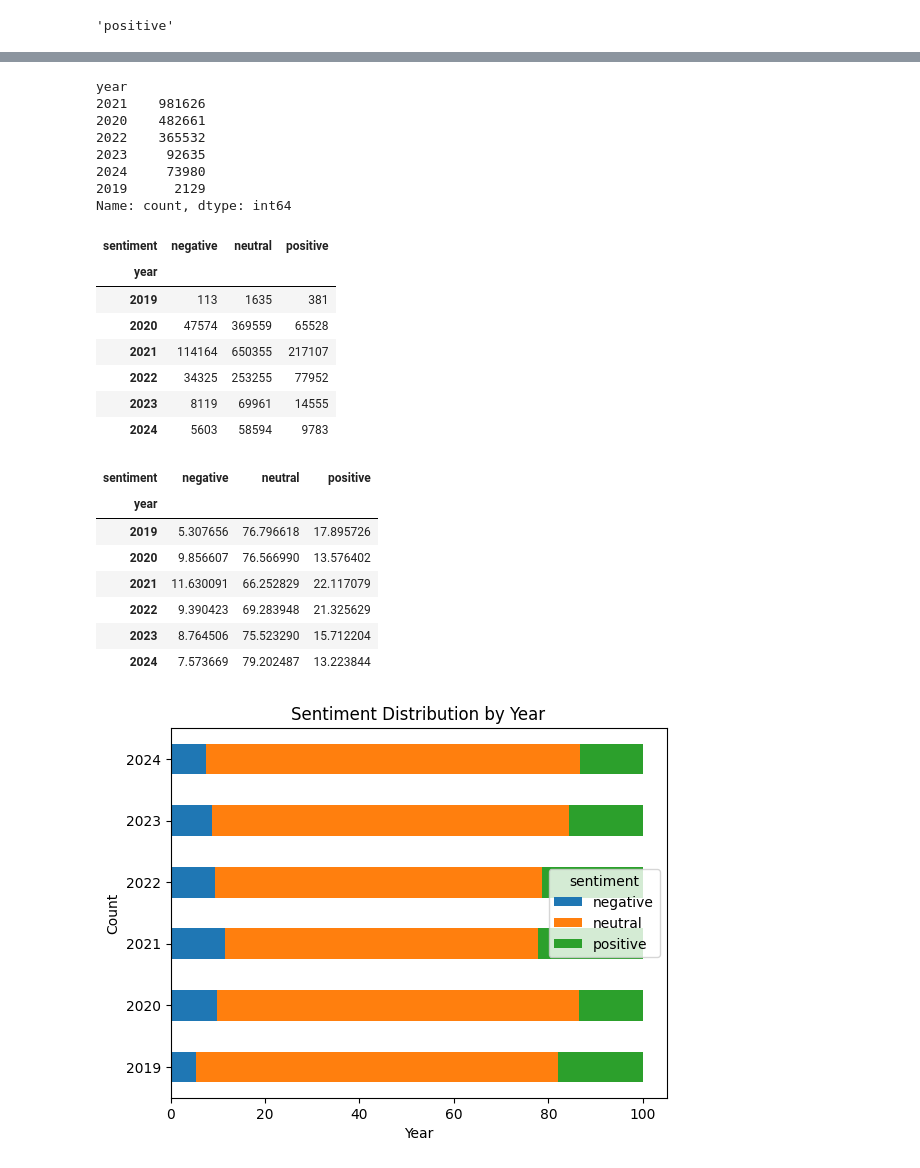
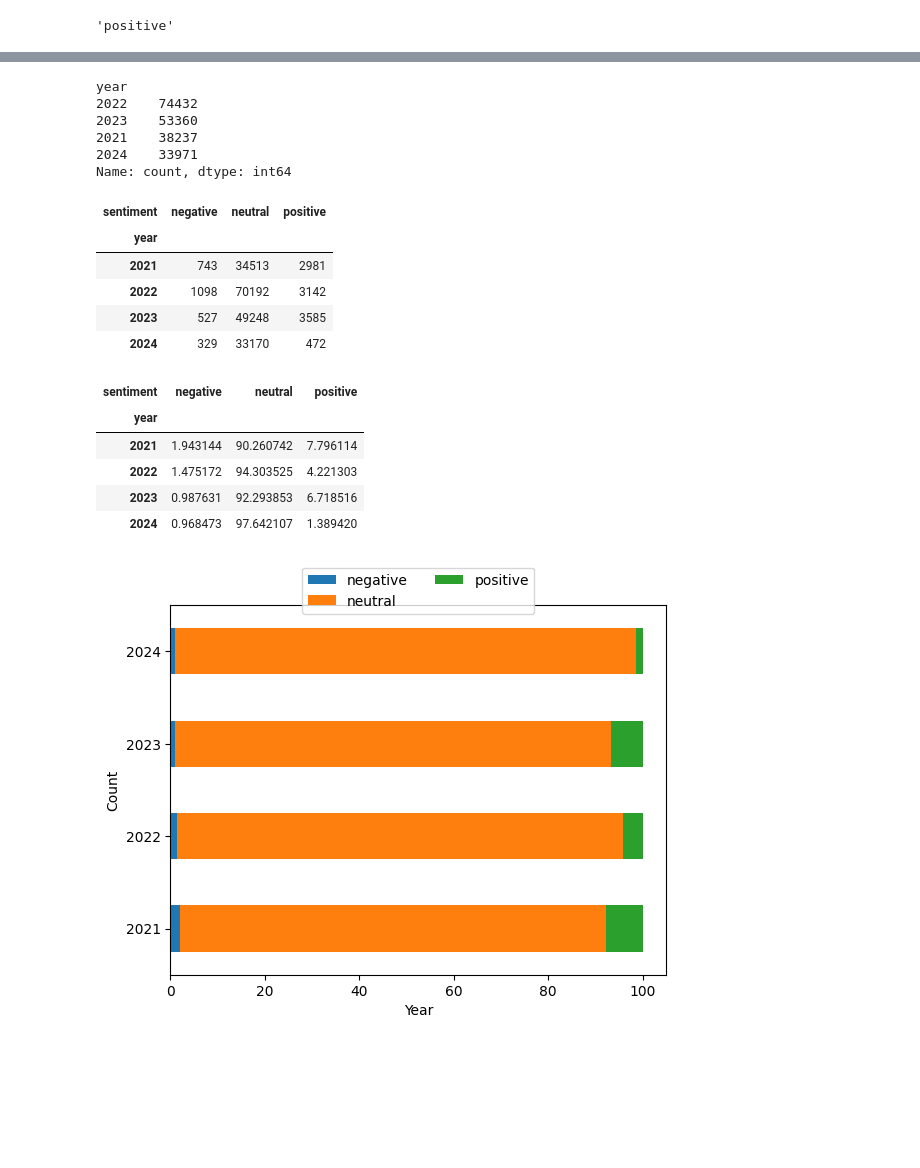
Before and after one commit to oitik/Esports-The-Future, a Jupyter notebook: livechat-sentiment-analysis-esports.ipynb, the cells around one changed output, grey strips where cells are left out. Drawn from its saved outputs; the diff is of its cells as text; code cells hidden in the pictures; blank space fills up the shorter version.

Commit message:
Kaggle Notebook | livechat_sentiment_analysis_esports | india 2lakh comments

```diff
--- a/livechat-sentiment-analysis-esports.ipynb
+++ b/livechat-sentiment-analysis-esports.ipynb
@@ -39,3 +39,3 @@ vnlc = pd.read_parquet('/kaggle/input/esports-data/live_comments/vietnam_livecha
 # %%
-inlc = pd.concat([indlc, ind2lc], ignore_index=True)
+bdlc = pd.concat([indlc, ind2lc], ignore_index=True)
 # %%
@@ -98,7 +89,6 @@ A1 ❤️ A1 ❤️
 # %%
 tqdm.pandas()
 # %%
-bdlc['message'] = bdlc.message.progress_apply(replace_emoji_codes)
 bdlc['wordcount'] = bdlc.message.progress_apply(count_words)
 
 bdlc = bdlc.sort_values(by='wordcount', ascending=False).reset_index(drop=True)
@@ -114,7 +104,10 @@ bdlc.tail()
 # %% [markdown]
 ## Checkpoint for filter
 # %%
-filt = bdlc[:].copy()
-filt.head(20)
+th = 200_000
+
+
+filt = bdlc[:th].copy()
+filt.head()
 # %% [output]
 |  | datetime | author | message | video_id | wordcount |
@@ -137,5 +119,7 @@ filt.head(20)
 # %%
-filt = filt[filt['wordcount'] >= 2]
+filt['message'] = filt.message.progress_apply(replace_emoji_codes)
+
+# filt = filt[filt['wordcount'] >= 2]
 
 filt.tail()
 # %% [output]
@@ -238,12 +255,10 @@ filt['year'] = filt['datetime'].dt.year
 filt.year.value_counts()
 # %% [output]
 year
-2021    981626
-2020    482661
-2022    365532
-2023     92635
-2024     73980
-2019      2129
+2022    74432
+2023    53360
+2021    38237
+2024    33971
 Name: count, dtype: int64
 # %%
 grouped = filt.groupby(['year', 'sentiment']).size().unstack(fill_value=0)
@@ -252,37 +267,34 @@ grouped
 # %% [output]
 | sentiment | negative | neutral | positive |
 | year |  |  |  |
-| 2019 | 113 | 1635 | 381 |
-| 2020 | 47574 | 369559 | 65528 |
-| 2021 | 114164 | 650355 | 217107 |
-| 2022 | 34325 | 253255 | 77952 |
-| 2023 | 8119 | 69961 | 14555 |
-| 2024 | 5603 | 58594 | 9783 |
+| 2021 | 743 | 34513 | 2981 |
+| 2022 | 1098 | 70192 | 3142 |
+| 2023 | 527 | 49248 | 3585 |
+| 2024 | 329 | 33170 | 472 |
 # %%
 grouped_percentage = grouped.div(grouped.sum(axis=1), axis=0) * 100
 grouped_percentage
 # %% [output]
 | sentiment | negative | neutral | positive |
 | year |  |  |  |
-| 2019 | 5.307656 | 76.796618 | 17.895726 |
-| 2020 | 9.856607 | 76.566990 | 13.576402 |
-| 2021 | 11.630091 | 66.252829 | 22.117079 |
-| 2022 | 9.390423 | 69.283948 | 21.325629 |
-| 2023 | 8.764506 | 75.523290 | 15.712204 |
-| 2024 | 7.573669 | 79.202487 | 13.223844 |
+| 2021 | 1.943144 | 90.260742 | 7.796114 |
+| 2022 | 1.475172 | 94.303525 | 4.221303 |
+| 2023 | 0.987631 | 92.293853 | 6.718516 |
+| 2024 | 0.968473 | 97.642107 | 1.389420 |
 # %%
 # Plotting the stacked bar chart
 grouped_percentage.plot(kind='barh', stacked=True)
 
 # Add labels and title
 plt.xlabel('Year')
 plt.ylabel('Count')
-plt.title('Sentiment Distribution by Year')
+# plt.title('Sentiment Distribution by Year')
+plt.legend(loc='upper center', bbox_to_anchor=(0.5, 1.12), ncol=2)
 
 # Display the plot
 plt.show()
 # %% [output]
-[figure, old version]
+[figure, new version]
 # %%
 # from transformers import pipeline
 # from datasets import Dataset
```
Also changed, not shown: parts of 23 cells of this notebook.
